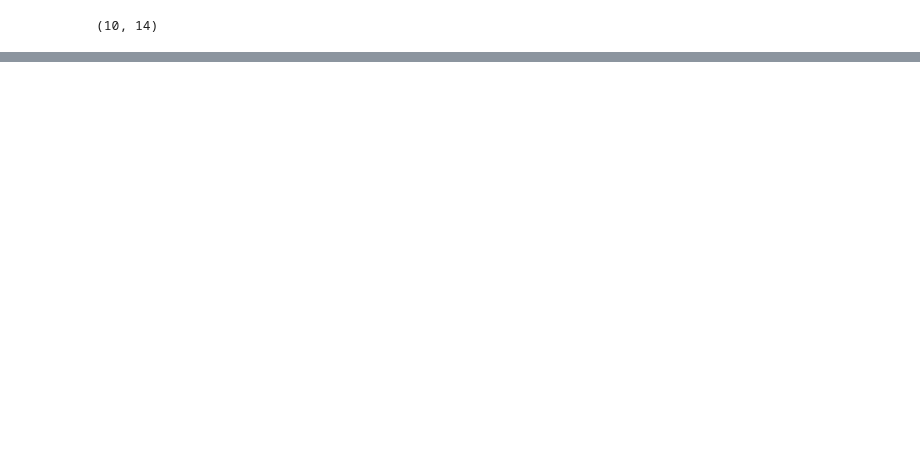
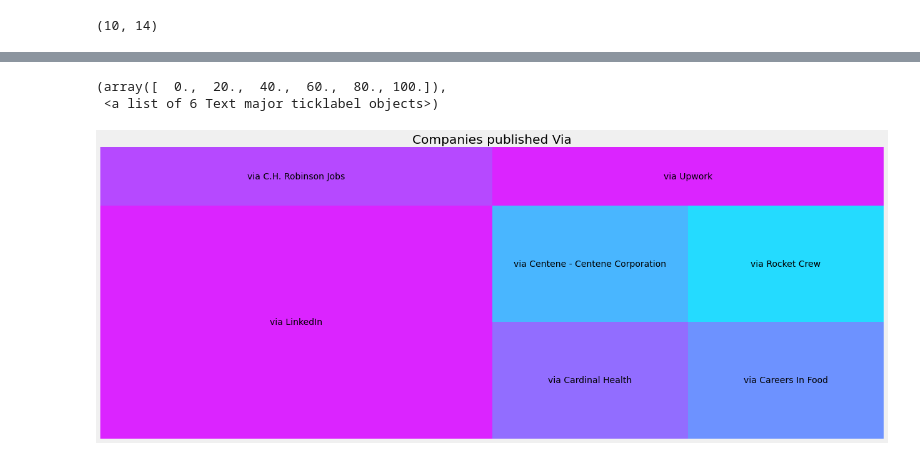
Before and after one commit to danielrodriguez007/Data_Analysis, a Jupyter notebook: Project_Search.ipynb, the cells around one changed output, grey strips where cells are left out. Cells and saved outputs as stored; diff of their text form; code cells hidden in the pictures; blank space fills up the shorter version.

```diff
--- a/Project_Search.ipynb
+++ b/Project_Search.ipynb
@@ -171,0 +224,7 @@ toolsJob.loc[toolsJob[0].str.contains("SQL")]
+# %%
+name = jobs_df.groupby(['company_name'])['company_name'].count()
+name
+plt.figure(figsize=(20,8))
+plt.bar(x=name.index, height=name.values)
+plt.title("Quantity of Companies")
+plt.xticks(rotation=45)
@@ -171,0 +234,15 @@ toolsJob.loc[toolsJob[0].str.contains("SQL")]
+# %%
+via = jobs_df.groupby(['via'])['via'].count().sort_values(ascending=False)
+name
+
+plt.figure(figsize=(20,8))
+sizes=via.values
+label=via.index
+squarify.plot(sizes=sizes,label=label,color = sns.color_palette("cool_r"))
+plt.axis("off")
+plt.title("Companies published Via")
+plt.xticks(rotation=45, fontsize=20)
+# %% [output]
+(array([  0.,  20.,  40.,  60.,  80., 100.]),
+ <a list of 6 Text major ticklabel objects>)
+[figure, added]
```
Also changed, not shown: parts of 22 cells of this notebook.
